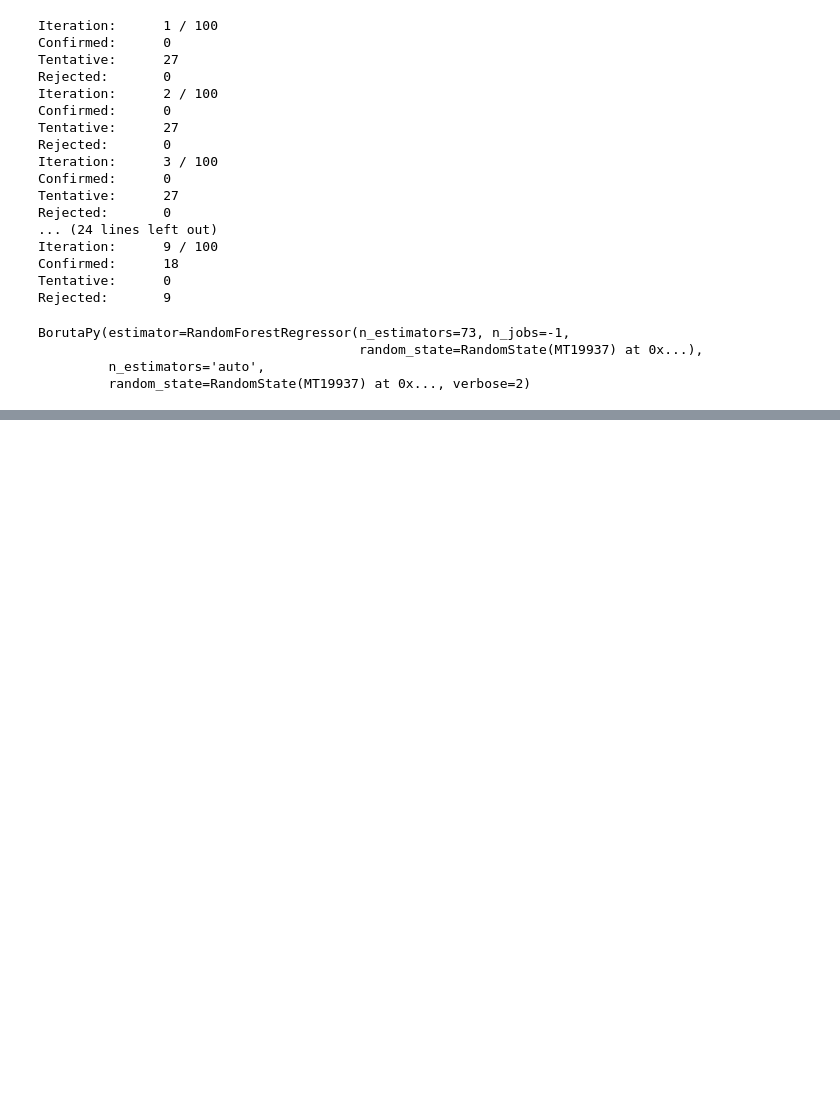
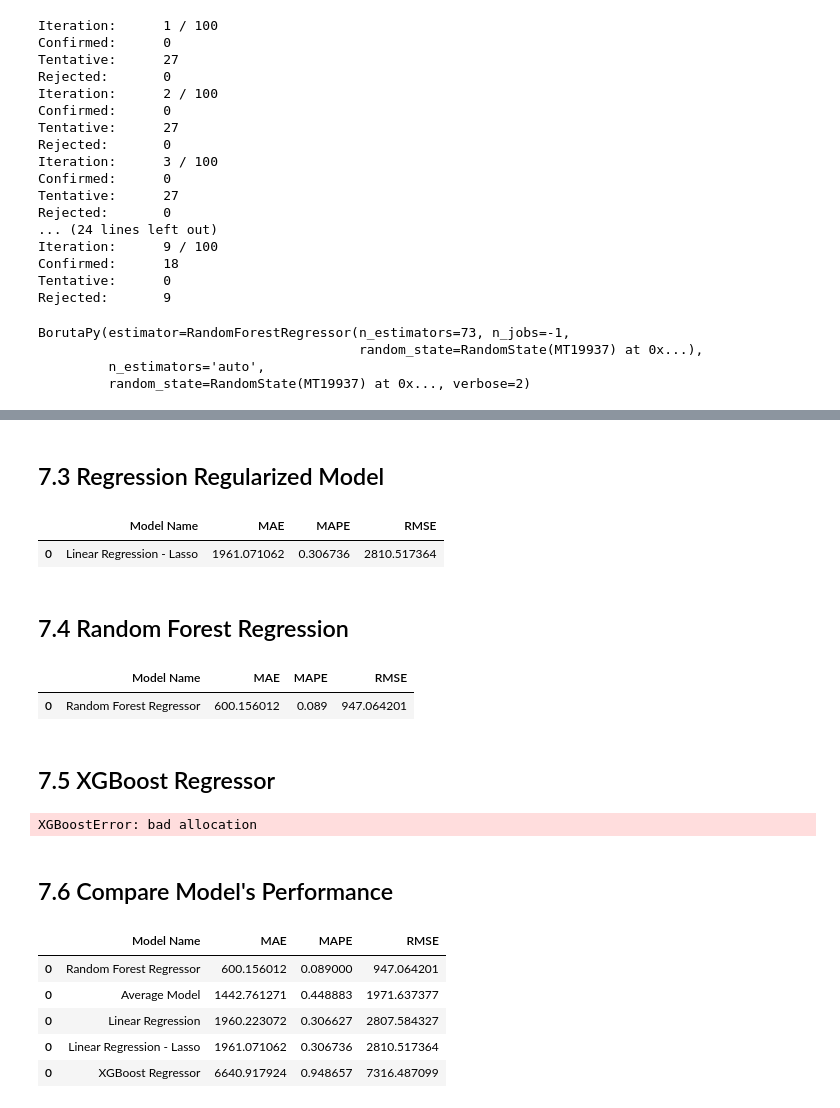
Before and after one commit to andersonrenatobonif/store_sales_predicition, a Jupyter notebook: v01_store_sales_prediction.ipynb, the cells around one changed output, grey strips where cells are left out. Drawn from its saved outputs; the diff is of its cells as text; code cells hidden in the pictures; blank space fills up the shorter version.

Commit message:
applied no linear models

```diff
--- a/v01_store_sales_prediction.ipynb
+++ b/v01_store_sales_prediction.ipynb
@@ -51,6 +52,19 @@ def cramer_v(x, y):
     rcorr = r - (r-1)**2 / (n-1)
 
     return np.sqrt((chi2corr/n) / (min(kcorr-1, rcorr-1)))
+
+
+
+def mean_absolute_percentage_error( y, yhat ):
+    return np.mean(np.abs( ( y - yhat ) / y ) )
+
+
+def ml_error ( model_name, y, yhat):
+    mae = mean_absolute_error (y, yhat )
+    mape = mean_absolute_percentage_error (y, yhat )
+    rmse = np.sqrt( mean_squared_error (y, yhat) )
+
+    return pd.DataFrame ( { 'Model Name': model_name,'MAE': mae,'MAPE': mape,'RMSE': rmse}, index=[0])
 # %%
 jupyter_settings()
 # %% [output]
@@ -985,0 +985,62 @@ lrr_result
+# %% [markdown]
+## 7.3 Regression Regularized Model
+# %%
+#model
+lrr = Lasso( alpha=0.001 ).fit( X_train, y_train)
+
+#prediction
+yhat_lrr = lrr.predict( X_test )
+
+# performance
+lrr_result = ml_error( 'Linear Regression - Lasso', np.expm1( y_test ), np.expm1( yhat_lrr ) )
+lrr_result
+# %% [output]
+|  | Model Name | MAE | MAPE | RMSE |
+| 0 | Linear Regression - Lasso | 1961.071062 | 0.306736 | 2810.517364 |
+# %% [markdown]
+## 7.4 Random Forest Regression
+# %%
+#model
+rf = RandomForestRegressor( n_estimators=100, n_jobs=-1, random_state=42 )
+rf.fit( X_train, y_train)
+
+#prediction
+yhat_rf = rf.predict( X_test )
+
+# performance
+rf_result = ml_error( 'Random Forest Regressor', np.expm1( y_test ), np.expm1( yhat_rf ) )
+rf_result
+# %% [output]
+|  | Model Name | MAE | MAPE | RMSE |
+| 0 | Random Forest Regressor | 600.156012 | 0.089 | 947.064201 |
+# %% [markdown]
+## 7.5 XGBoost Regressor
+# %%
+#model
+model_xgb = xgb.XGBRegressor( objective='reg:squarederror',
+                            n_estimators=1000,
+                            eta=0.01,
+                            max_depth=100,
+                            subsample=0.7,
+                            colsample_bytree=0.9).fit( X_train, y_train)
+
+#prediction
+yhat_xgb = model_xgb.predict( X_test )
+
+# performance
+xgb_result = ml_error( 'XGBoost Regressor', np.expm1( y_test ), np.expm1( yhat_xgb ) )
+xgb_result
+# %% [output]
+XGBoostError: bad allocation
+# %% [markdown]
+## 7.6 Compare Model's Performance
+# %%
+modelling_result = pd.concat( [baseline_result, lr_result, lrr_result, rf_result, xgb_result] )
+modelling_result.sort_values( 'RMSE' )
+# %% [output]
+|  | Model Name | MAE | MAPE | RMSE |
+| 0 | Random Forest Regressor | 600.156012 | 0.089000 | 947.064201 |
+| 0 | Average Model | 1442.761271 | 0.448883 | 1971.637377 |
+| 0 | Linear Regression | 1960.223072 | 0.306627 | 2807.584327 |
+| 0 | Linear Regression - Lasso | 1961.071062 | 0.306736 | 2810.517364 |
+| 0 | XGBoost Regressor | 6640.917924 | 0.948657 | 7316.487099 |
```
Also changed, not shown: parts of 19 cells of this notebook.
